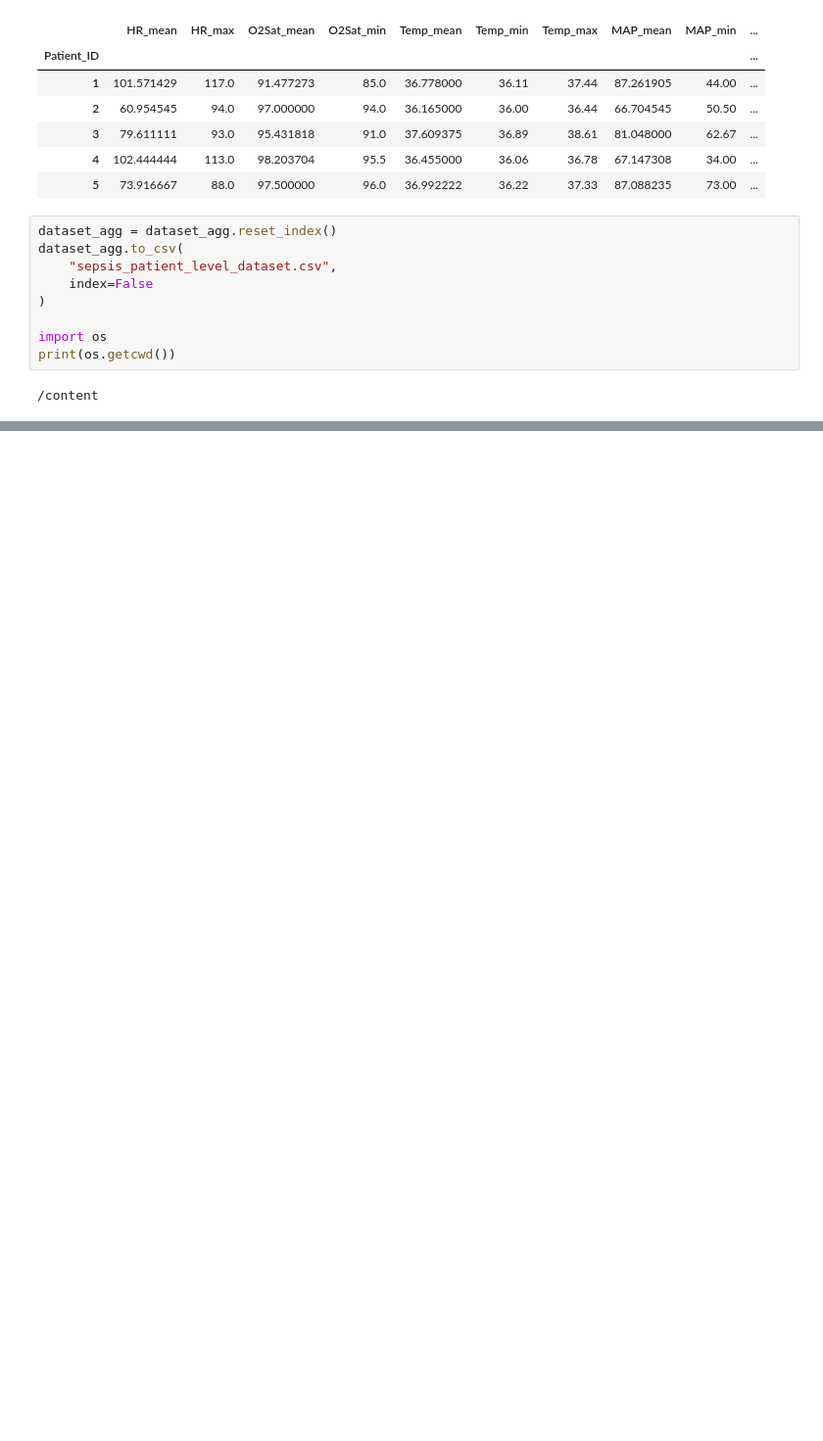
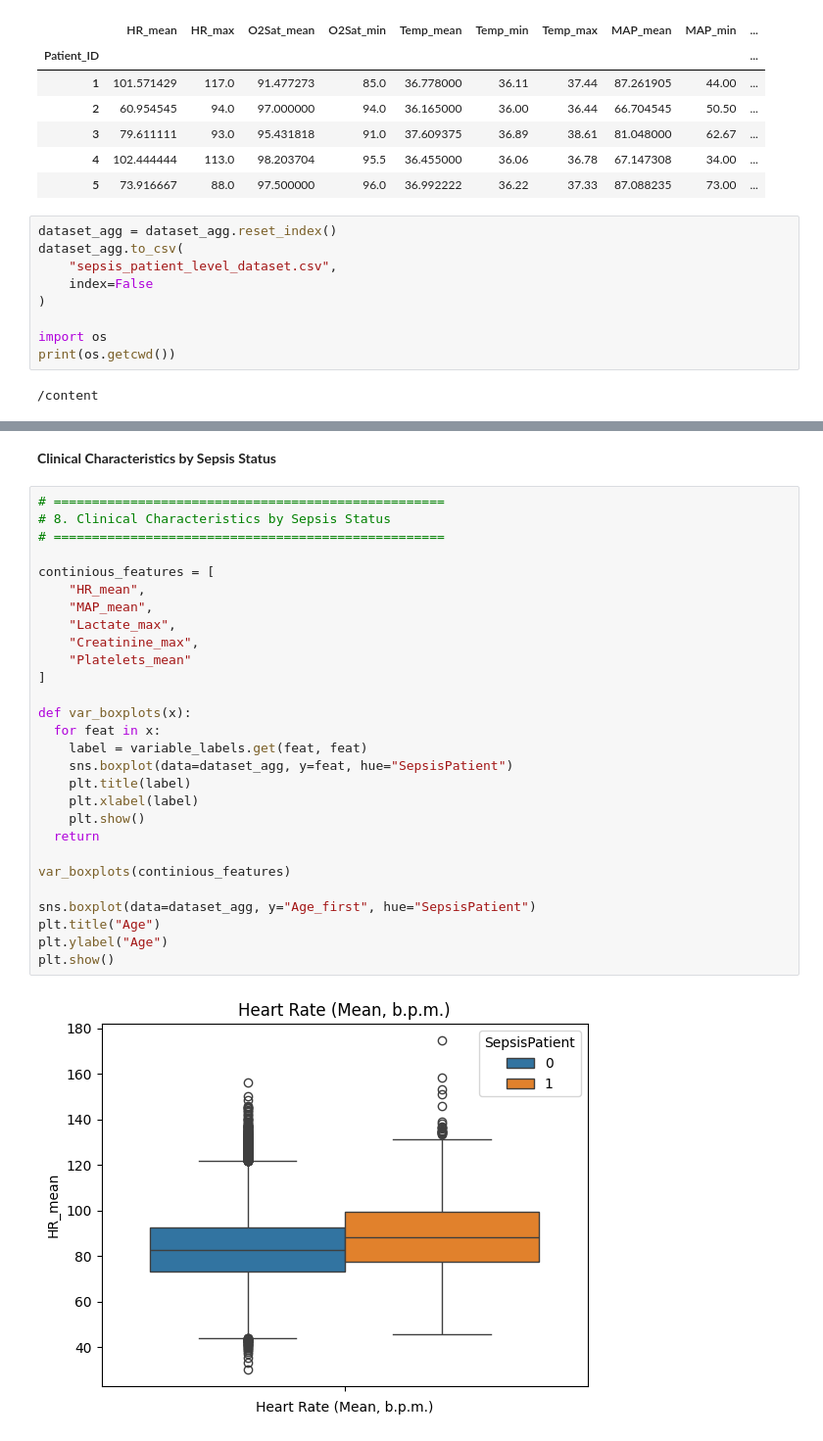
Before and after one commit to dr-koehler-ai/Sepsis-Clinical-Analytics-Project-V1, a Jupyter notebook: Sepsis_Dashboard_V1.ipynb, the cells around one changed output, grey strips where cells are left out. Shown at 98% size. Cells and saved outputs as stored; diff of their text form; blank space fills up the shorter version.

```diff
--- a/Sepsis_Dashboard_V1.ipynb
+++ b/Sepsis_Dashboard_V1.ipynb
@@ -163,0 +270,32 @@ The cohort analysis showed the distribution of patients developing sepsis during
+# %% [markdown]
+**Clinical Characteristics by Sepsis Status**
+# %%
+# ===================================================
+# 8. Clinical Characteristics by Sepsis Status
+# ===================================================
+
+continious_features = [
+    "HR_mean",
+    "MAP_mean",
+    "Lactate_max",
+    "Creatinine_max",
+    "Platelets_mean"
+]
+
+def var_boxplots(x):
+  for feat in x:
+    label = variable_labels.get(feat, feat)
+    sns.boxplot(data=dataset_agg, y=feat, hue="SepsisPatient")
+    plt.title(label)
+    plt.xlabel(label)
+    plt.show()
+  return
+
+var_boxplots(continious_features)
+
+sns.boxplot(data=dataset_agg, y="Age_first", hue="SepsisPatient")
+plt.title("Age")
+plt.ylabel("Age")
+plt.show()
+# %% [output]
+[figure, added]
```
Also changed, not shown: parts of 12 cells of this notebook.
